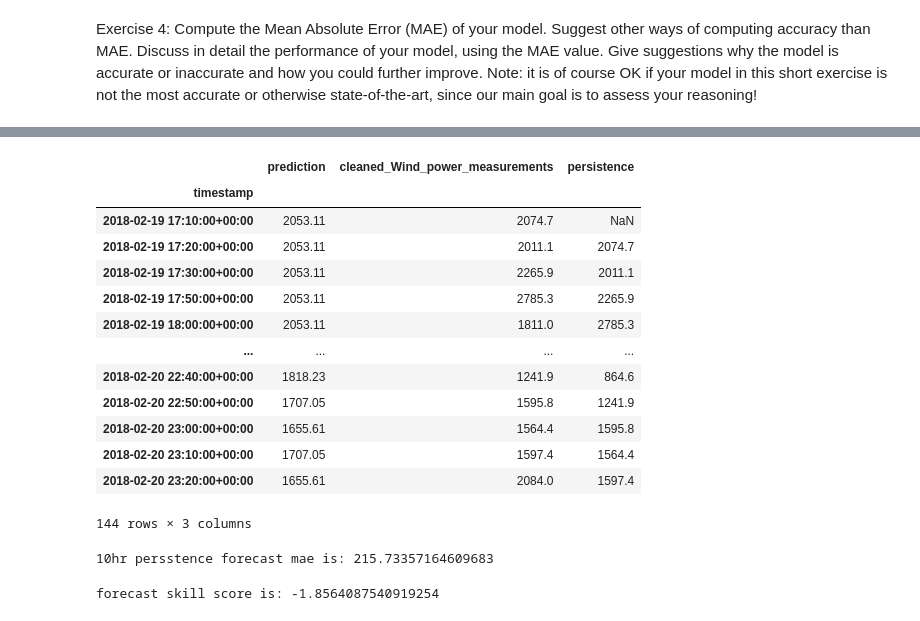
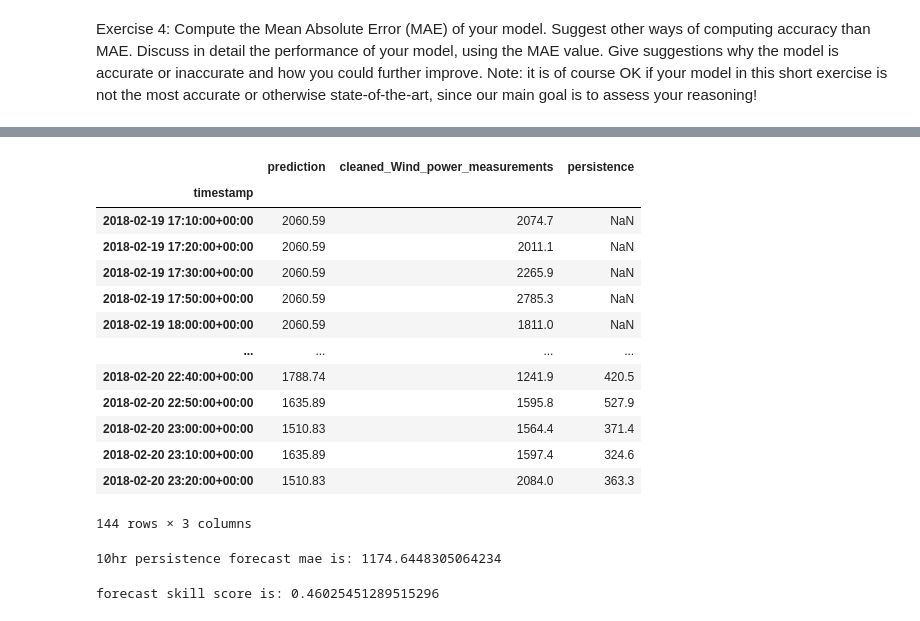
Before and after one commit to jfb10d/ml-practice, a Jupyter notebook: notebooks/time_series_forecast_xgboost.ipynb, the cells around one changed output, grey strips where cells are left out. Saved outputs shown, nothing was run; the diff lists cells and outputs as text; code cells hidden in the pictures.

```diff
--- a/notebooks/time_series_forecast_xgboost.ipynb
+++ b/notebooks/time_series_forecast_xgboost.ipynb
@@ -358,10 +358,10 @@ Train your model and let it compute a 10hr-ahead forecast as an example.
 Provide comments explaining what your lines of code do.
 # %%
 # fit the model on all data
-X_train = X_train[features]
-X_test = X_test[features]
+X_train_all = X_train[features]
+X_test_all = X_test[features]
 clf = xgb.XGBRegressor(**best_params)
-clf.fit(X_train, y_train,
-          eval_set=[(X_train, y_train), (X_test, y_test)],
+clf.fit(X_train_all, y_train,
+          eval_set=[(X_train_all, y_train), (X_test_all, y_test)],
           verbose=1)
 # %% [output]
@@ -396,7 +396,7 @@ XGBRegressor(base_score=None, booster=None, callbacks=None,
              n_jobs=None, nthread=20, num_parallel_tree=None, ...)
 # %%
 # make prediction with test data
-y_pred = pd.Series(clf.predict(X_test),index=y_test.index,name='prediction')
+y_pred = pd.Series(clf.predict(X_test[features]),index=y_test.index,name='prediction')
 
 # inverse scaling to get the real prediction and
 # the orignal testing data
@@ -447,30 +447,34 @@ print(f"10hr forecast bias is: {bias}")
 # %%
 # Alternatively, we can also evaluate the forecasts
 # by comparing them with persistence forecasts,
 # i.e. substitue the forecast values with the observed
-# generation 10-minutes ago
-df_predict['persistence'] = df_predict['cleaned_Wind_power_measurements'].shift(periods=1)
+# generation 10-hours ago
+idx = pd.date_range(start=data.index[0], end=data.index[-1], freq='10min')
+reindexed_data = data.reindex(idx)
+# reindexed_data
+# original_data = data['cleaned_Wind_power_measurements']
+df_predict['persistence'] = reindexed_data['cleaned_Wind_power_measurements'].shift(periods=6*10).loc[df_predict.index]
 df_predict
 # %% [output]
 |  | prediction | cleaned_Wind_power_measurements | persistence |
 | timestamp |  |  |  |
-| 2018-02-19 17:10:00+00:00 | 2053.11 | 2074.7 | NaN |
-| 2018-02-19 17:20:00+00:00 | 2053.11 | 2011.1 | 2074.7 |
-| 2018-02-19 17:30:00+00:00 | 2053.11 | 2265.9 | 2011.1 |
-| 2018-02-19 17:50:00+00:00 | 2053.11 | 2785.3 | 2265.9 |
-| 2018-02-19 18:00:00+00:00 | 2053.11 | 1811.0 | 2785.3 |
+| 2018-02-19 17:10:00+00:00 | 2060.59 | 2074.7 | NaN |
+| 2018-02-19 17:20:00+00:00 | 2060.59 | 2011.1 | NaN |
+| 2018-02-19 17:30:00+00:00 | 2060.59 | 2265.9 | NaN |
+| 2018-02-19 17:50:00+00:00 | 2060.59 | 2785.3 | NaN |
+| 2018-02-19 18:00:00+00:00 | 2060.59 | 1811.0 | NaN |
 | ... | ... | ... | ... |
-| 2018-02-20 22:40:00+00:00 | 1818.23 | 1241.9 | 864.6 |
-| 2018-02-20 22:50:00+00:00 | 1707.05 | 1595.8 | 1241.9 |
-| 2018-02-20 23:00:00+00:00 | 1655.61 | 1564.4 | 1595.8 |
-| 2018-02-20 23:10:00+00:00 | 1707.05 | 1597.4 | 1564.4 |
-| 2018-02-20 23:20:00+00:00 | 1655.61 | 2084.0 | 1597.4 |
+| 2018-02-20 22:40:00+00:00 | 1788.74 | 1241.9 | 420.5 |
+| 2018-02-20 22:50:00+00:00 | 1635.89 | 1595.8 | 527.9 |
+| 2018-02-20 23:00:00+00:00 | 1510.83 | 1564.4 | 371.4 |
+| 2018-02-20 23:10:00+00:00 | 1635.89 | 1597.4 | 324.6 |
+| 2018-02-20 23:20:00+00:00 | 1510.83 | 2084.0 | 363.3 |
 144 rows × 3 columns
 # %%
 mae_persist = (df_predict['persistence'] - df_predict['cleaned_Wind_power_measurements']).abs().mean()
-print(f"10hr persstence forecast mae is: {mae_persist}")
+print(f"10hr persistence forecast mae is: {mae_persist}")
 # %% [output]
-10hr persstence forecast mae is: 215.73357164609683
+10hr persistence forecast mae is: 1174.6448305064234
 # %%
 # we can define a forecast skill score as following:
 # (1 - (value / ref_value)) * 100
@@ -479,4 +483,4 @@ print(f"10hr persstence forecast mae is: {mae_persist}")
 skill_score = 1-(mae/mae_persist)
 print(f"forecast skill score is: {skill_score}")
 # %% [output]
-forecast skill score is: -1.8564087540919254
+forecast skill score is: 0.46025451289515296
```
Also changed, not shown: parts of 19 cells of this notebook.
